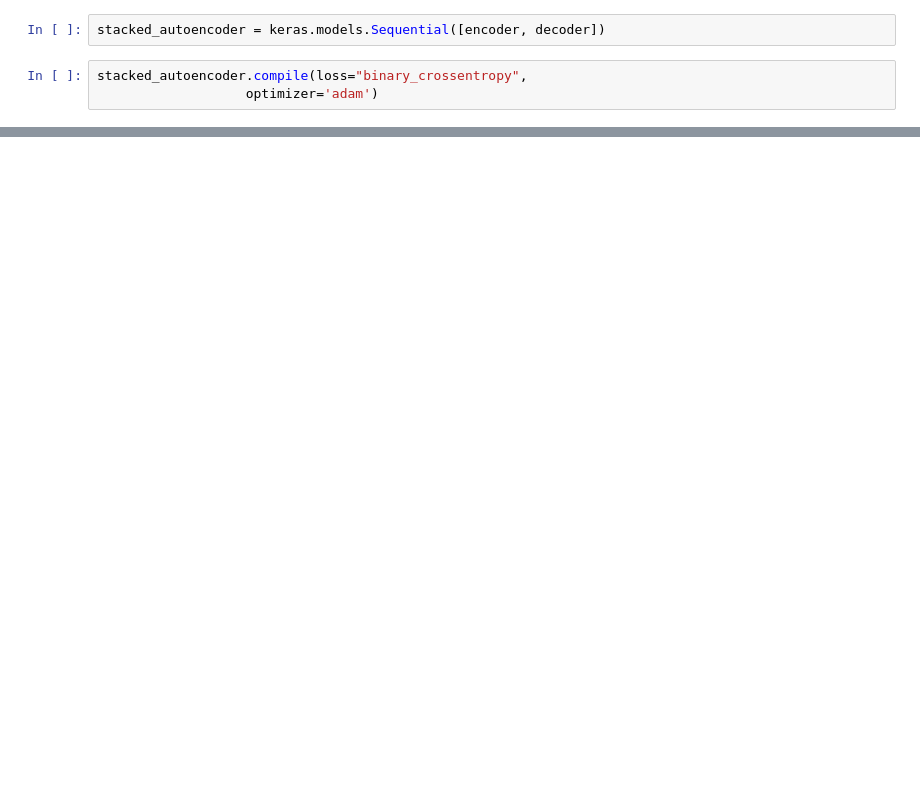
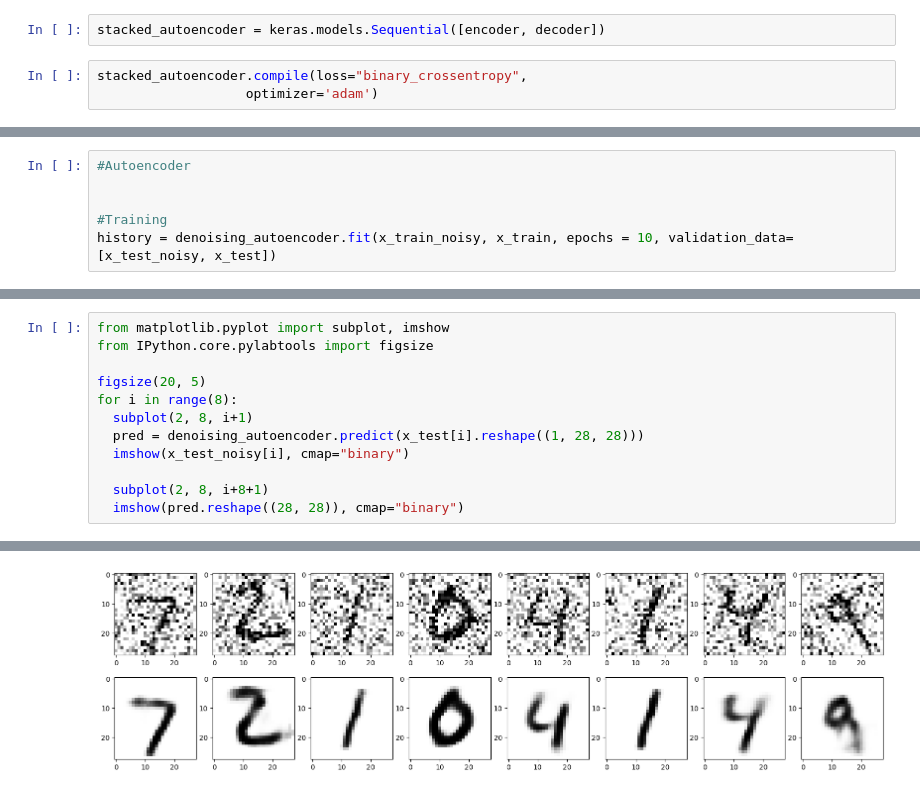
Before and after one commit to Jonas-Fxl/Bildungsprojekt-Generative-KI-, a Jupyter notebook: Notebooks/Autoencoder_uebung.ipynb, the cells around one changed output, grey strips where cells are left out. Drawn from its saved outputs; the diff is of its cells as text; blank space fills up the shorter version.

```diff
--- a/Notebooks/Autoencoder_uebung.ipynb
+++ b/Notebooks/Autoencoder_uebung.ipynb
@@ -87,0 +111,6 @@ for i in range(8):
+# %%
+#Autoencoder
+
+
+#Training
+history = denoising_autoencoder.fit(x_train_noisy, x_train, epochs = 10, validation_data=[x_test_noisy, x_test])
@@ -87,0 +138,13 @@ for i in range(8):
+# %%
+from matplotlib.pyplot import subplot, imshow
+from IPython.core.pylabtools import figsize
+
+figsize(20, 5)
+for i in range(8):
+  subplot(2, 8, i+1)
+  pred = denoising_autoencoder.predict(x_test[i].reshape((1, 28, 28)))
+  imshow(x_test_noisy[i], cmap="binary")
+
+  subplot(2, 8, i+8+1)
+  imshow(pred.reshape((28, 28)), cmap="binary")
+# %% [output]
@@ -87,0 +159 @@ for i in range(8):
+[figure, added]
```
Also changed, not shown: parts of 14 cells of this notebook, 1 other file.
